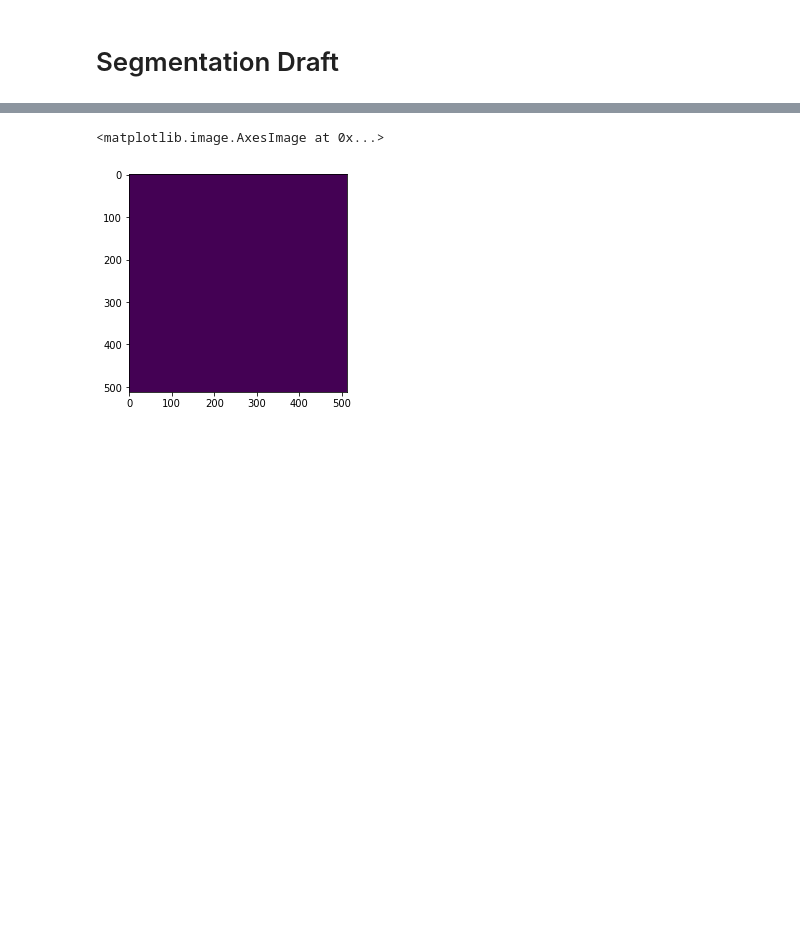
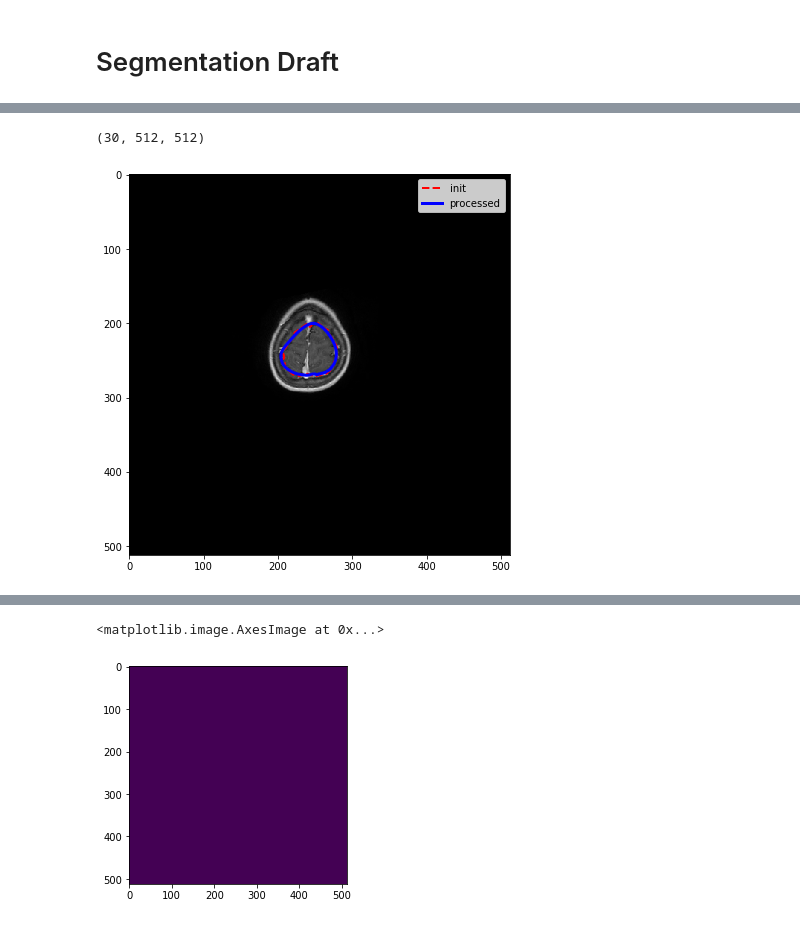
Before and after one commit to CarolineMagg/KidsBrainProject, a Jupyter notebook: data_preprocessing/active_contour_draft.ipynb, the cells around one changed output, grey strips where cells are left out. Cells and saved outputs as stored; diff of their text form; code cells hidden in the pictures; blank space fills up the shorter version.

```diff
--- a/data_preprocessing/active_contour_draft.ipynb
+++ b/data_preprocessing/active_contour_draft.ipynb
@@ -200 +199,13 @@ plt.show()
+# %%
+def plot_segmentation(img, pts_init=None, pts_dilated=None, pts_process=None):
+    fig, ax = plt.subplots(figsize=(7, 7))
+    ax.imshow(img, cmap=plt.cm.gray)
+    if pts_init is not None:
+        ax.plot(pts_init[:, 0], pts_init[:, 1], '--r', lw=2, label='init')
+    if pts_dilated is not None:
+        ax.plot(pts_dilated[:, 0], pts_dilated[:, 1], '-g', lw=2, label='dilated')
+    if pts_process is not None:
+        ax.plot(pts_process[:, 0], pts_process[:, 1], '-b', lw=3, label='processed')
+    ax.legend()
+    plt.show()
 # %%
@@ -255,0 +236,28 @@ segm2 = segmentation.random_walker(image, snake_contour,beta = 3000)
+# %%
+def segmentations_active_contour(stack_img, stack_contour, stack_pts):
+    contour_proc = []
+    pts_proc = []
+    for idx in range(len(stack_img)):
+        t = time.time()
+        image = stack_img[idx]
+        contour_init = stack_contour[idx]
+        pts_init = stack_pts[idx]
+        if pts_init is not None:
+            pts_dilated = dilate_segmentation(contour_init,kernel_size=(20,20),debug=False)
+            pts = segmentation.active_contour(image, pts_init,w_edge=150,beta=2)
+            contour_proc.append(create_contour(image, pts))
+            pts_proc.append(pts)
+        else:
+            contour_proc.append(contour_init)
+            pts_proc.append(pts_init)
+        elapsed = time.time() - t
+        print(' ...', idx, elapsed)
+    return pts_proc, contour_proc
+# %%
+# apply contour segmentation to stack of images
+first = 30
+last = 60
+img_postop = data.get_post_images()[0]
+pts_init = data.get_contour_points(struct)
+contour_init = data.get_contour_overlay(struct)
+pts_proc, contour_proc = segmentations_active_contour(img_postop[first:last], contour_init[first:last], pts_init[first:last])
@@ -255,0 +282,9 @@ segm2 = segmentation.random_walker(image, snake_contour,beta = 3000)
+# %%
+np.shape(contour_proc)
+# %% [output]
+(30, 512, 512)
+# %%
+ind = 6
+plot_segmentation(img_postop[first+ind], pts_init[first+ind], None, pts_proc[ind])
+# %% [output]
+[figure, added]
```
Also changed, not shown: parts of 31 cells of this notebook.
